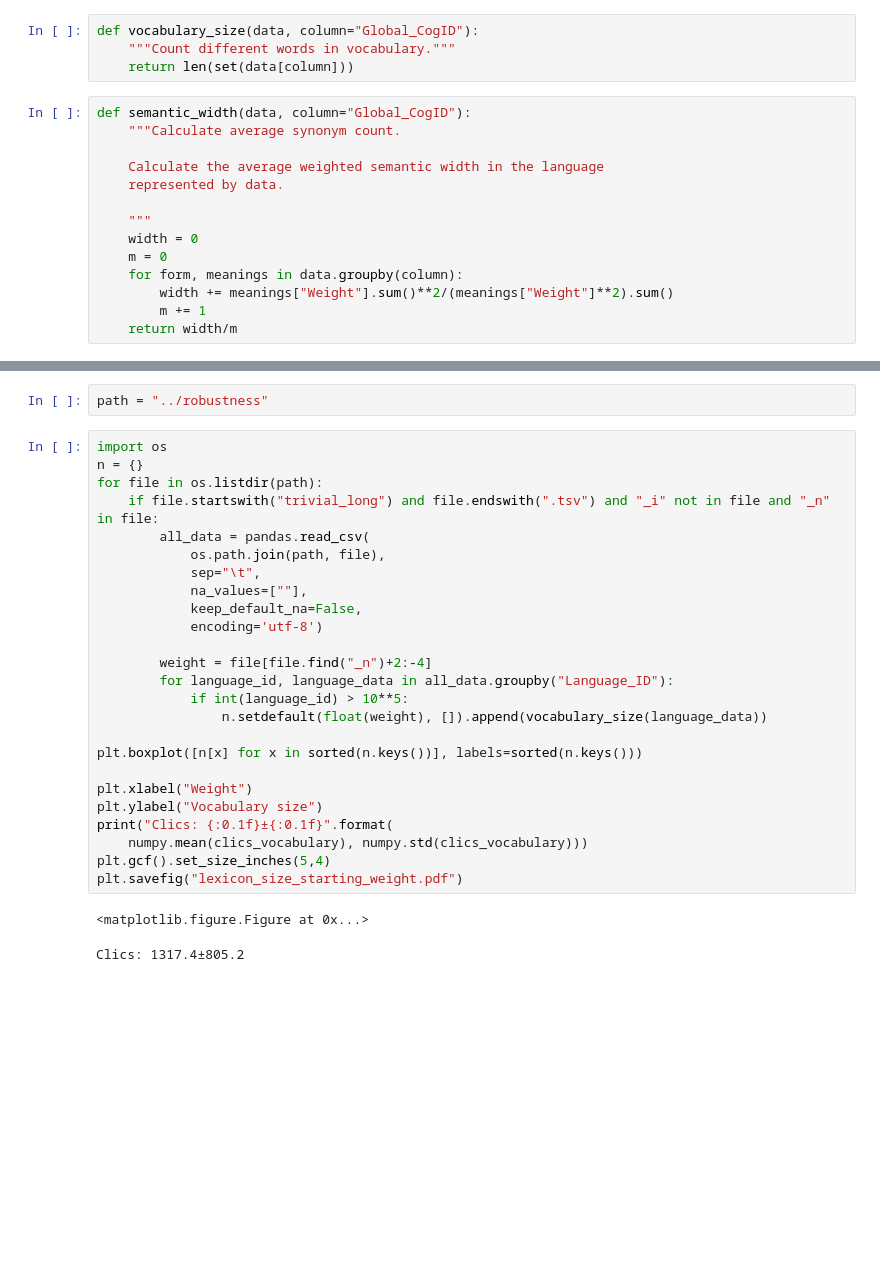
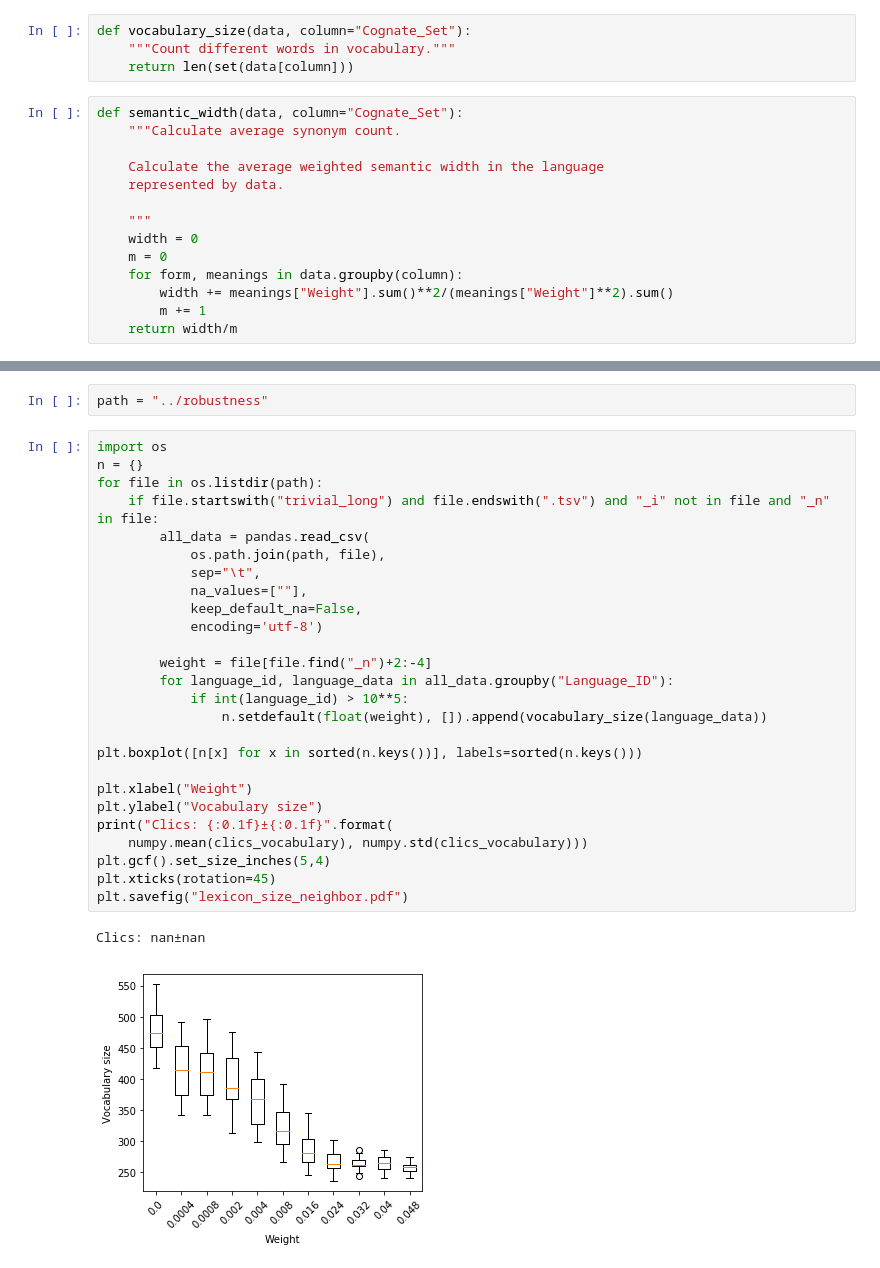
Before and after one commit to Anaphory/simuling, a Jupyter notebook: evaluation/PlotBasicStats-neighbor.ipynb, the cells around one changed output, grey strips where cells are left out. Saved outputs shown, nothing was run; the diff lists cells and outputs as text; blank space fills up the shorter version.

```diff
--- a/evaluation/PlotBasicStats-neighbor.ipynb
+++ b/evaluation/PlotBasicStats-neighbor.ipynb
@@ -4,11 +4,11 @@ import matplotlib.pyplot as plt
 import pandas
 import numpy
 # %%
-def vocabulary_size(data, column="Global_CogID"):
+def vocabulary_size(data, column="Cognate_Set"):
     """Count different words in vocabulary."""
     return len(set(data[column]))
 # %%
-def semantic_width(data, column="Global_CogID"):
+def semantic_width(data, column="Cognate_Set"):
     """Calculate average synonym count.
 
     Calculate the average weighted semantic width in the language
@@ -53,31 +53,32 @@ path = "../robustness"
 # %%
 import os
 n = {}
 for file in os.listdir(path):
     if file.startswith("trivial_long") and file.endswith(".tsv") and "_i" not in file and "_n" in file:
         all_data = pandas.read_csv(
             os.path.join(path, file),
             sep="\t",
             na_values=[""],
             keep_default_na=False,
             encoding='utf-8')
 
         weight = file[file.find("_n")+2:-4]
         for language_id, language_data in all_data.groupby("Language_ID"):
             if int(language_id) > 10**5:
                 n.setdefault(float(weight), []).append(vocabulary_size(language_data))
 
 plt.boxplot([n[x] for x in sorted(n.keys())], labels=sorted(n.keys()))
 
 plt.xlabel("Weight")
 plt.ylabel("Vocabulary size")
 print("Clics: {:0.1f}±{:0.1f}".format(
     numpy.mean(clics_vocabulary), numpy.std(clics_vocabulary)))
 plt.gcf().set_size_inches(5,4)
-plt.savefig("lexicon_size_starting_weight.pdf")
+plt.xticks(rotation=45)
+plt.savefig("lexicon_size_neighbor.pdf")
 # %% [output]
-<matplotlib.figure.Figure at 0x...>
+Clics: nan±nan
-Clics: 1317.4±805.2
+[figure, added]
 # %%
 import os
 n = {}
```
Also changed, not shown: parts of 2 cells of this notebook, 3 other files.
